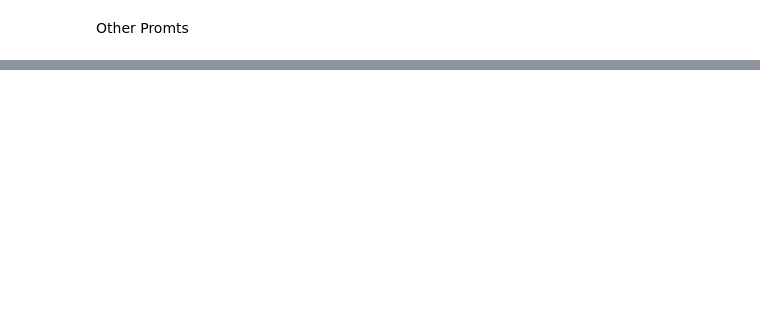
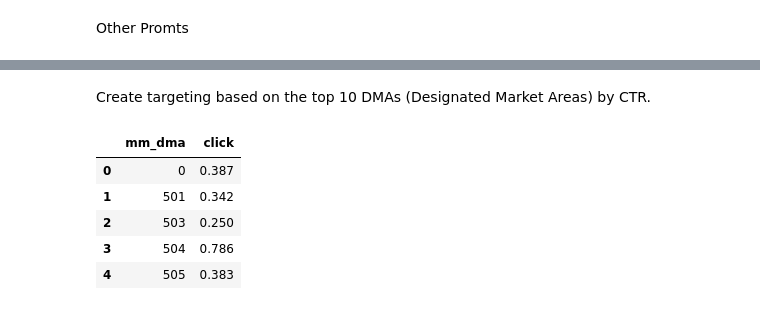
Before and after one commit to victoria-lokteva/LLM-test-task, a Jupyter notebook: ctr.ipynb, the cells around one changed output, grey strips where cells are left out. Saved outputs shown, nothing was run; the diff lists cells and outputs as text; code cells hidden in the pictures; blank space fills up the shorter version.

```diff
--- a/ctr.ipynb
+++ b/ctr.ipynb
@@ -147,0 +216,21 @@ Other Promts
+# %% [markdown]
+Create targeting based on the top 10 DMAs (Designated Market Areas) by CTR.
+# %%
+rare_models = [model for model, count in data['mm_dma'].value_counts().items() if count < 5]
+data['is_rare_dma'] = data['mm_dma'].isin(rare_models)
+
+click_dmas = (data
+              .loc[data['is_rare_dma'] == False]
+              .groupby('mm_dma')
+              ['click']
+              .mean()
+              .reset_index())
+
+click_dmas.sort_values('click', ascending=False).head(10)
+# %% [output]
+|  | mm_dma | click |
+| 0 | 0 | 0.387 |
+| 1 | 501 | 0.342 |
+| 2 | 503 | 0.250 |
+| 3 | 504 | 0.786 |
+| 4 | 505 | 0.383 |
```
Also changed, not shown: parts of 15 cells of this notebook, 1 other file.
